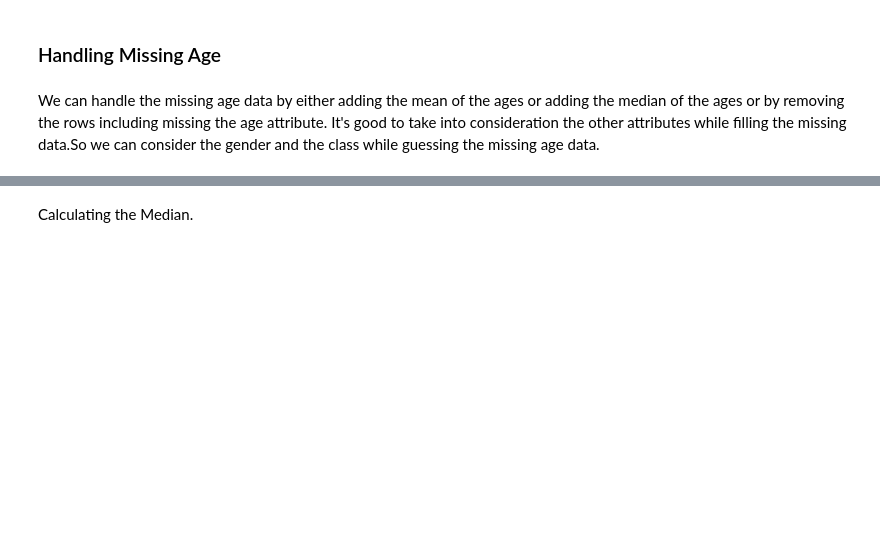
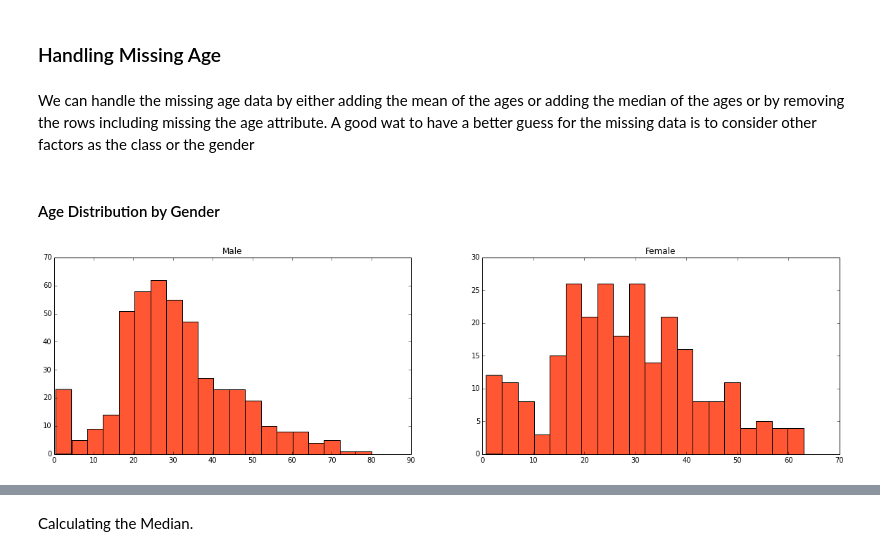
Before and after one commit to islamelmaddah/visualizations, a Jupyter notebook: Titanic.ipynb, the cells around one changed output, grey strips where cells are left out. Drawn from its saved outputs; the diff is of its cells as text; code cells hidden in the pictures; blank space fills up the shorter version.

Commit message:
improve visualizations

```diff
--- a/Titanic.ipynb
+++ b/Titanic.ipynb
@@ -70,4 +84,21 @@ We can observe that the Age column contain missing data.We can handle this by ei
 ### Handling Missing Age
 # %% [markdown]
 We can handle the missing age data by either adding the mean of the ages or adding the median of the ages or by removing the rows including missing the age attribute.
-It's good to take into consideration the other attributes while filling the missing data.So we can consider the gender and the class while guessing the missing age data.
+A good wat to have a better guess for the missing data is to consider other factors as the class or the gender
+# %% [markdown]
+#### Age Distribution by Gender
+# %%
+plt.figure(figsize=(20,5))
+
+female_age = data_frame[data_frame['Sex'] == 0]['Age'].dropna().values
+male_age = data_frame[data_frame['Sex'] == 1]['Age'].dropna().values
+
+plt.subplot(121)
+plt.hist(male_age, bins=20,color='#FF5733')
+plt.title('Male')
+
+plt.subplot(122)
+plt.hist(female_age,bins=20 , color='#FF5733')
+title = plt.title('Female')
+# %% [output]
+[figure, added]
```
Also changed, not shown: parts of 33 cells of this notebook.
